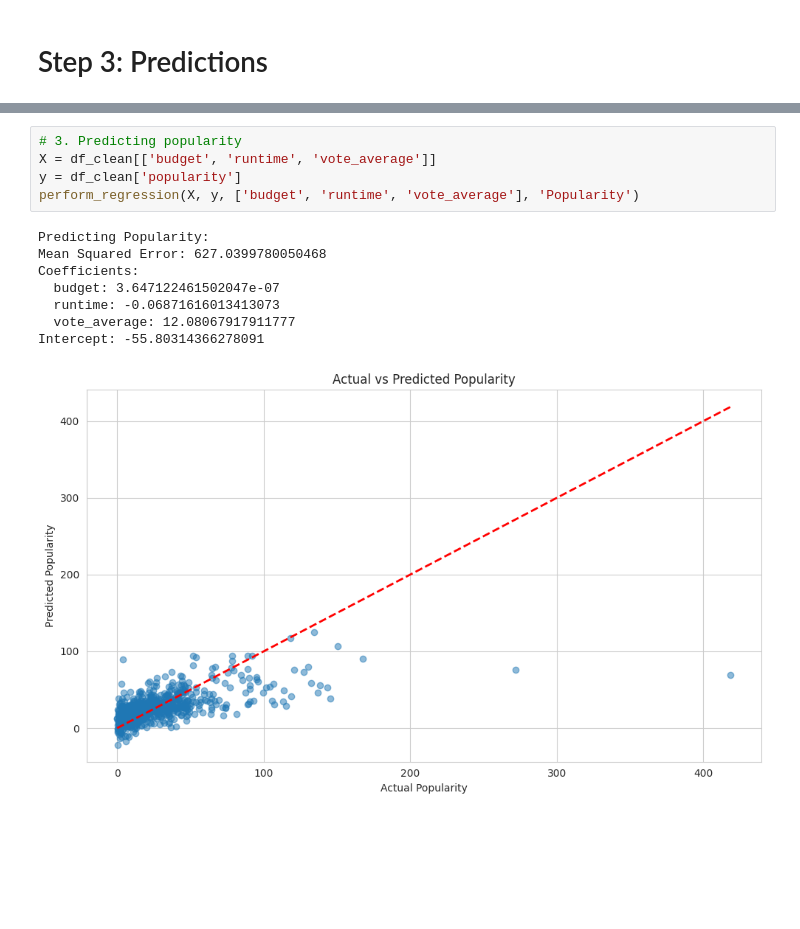
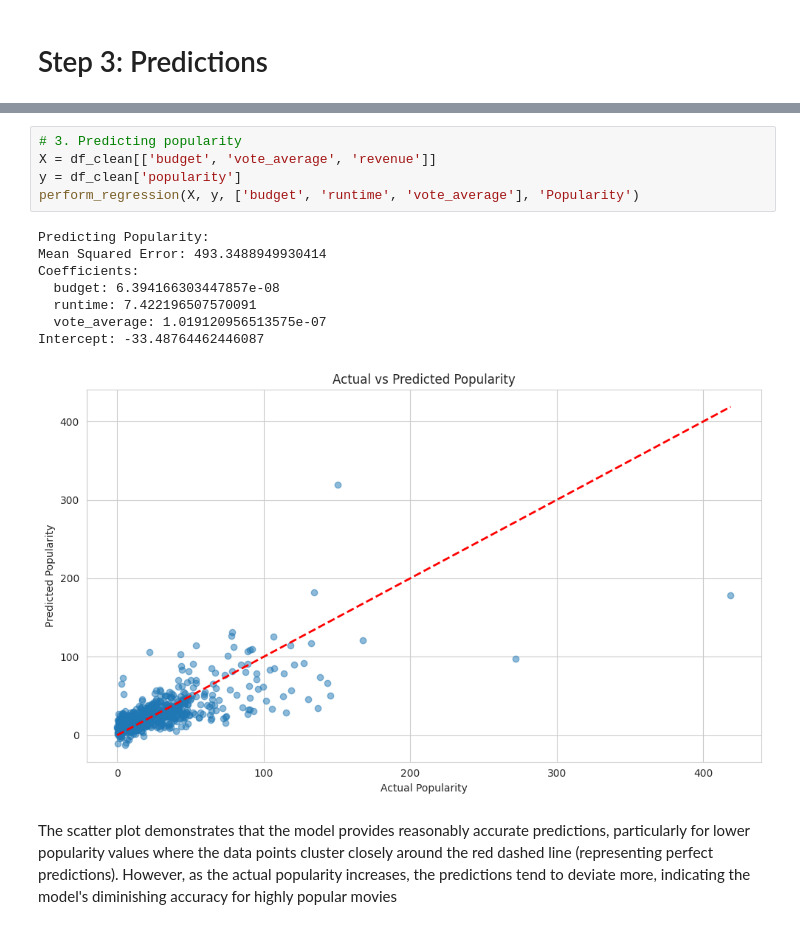
Before and after one commit to timofey256/movies-analysis, a Jupyter notebook: research.ipynb, the cells around one changed output, grey strips where cells are left out. Saved outputs shown, nothing was run; the diff lists cells and outputs as text; blank space fills up the shorter version.

```diff
--- a/research.ipynb
+++ b/research.ipynb
@@ -437,14 +442,16 @@ Intercept: 4.390562009638787
 # %%
 # 3. Predicting popularity
-X = df_clean[['budget', 'runtime', 'vote_average']]
+X = df_clean[['budget', 'vote_average', 'revenue']]
 y = df_clean['popularity']
 perform_regression(X, y, ['budget', 'runtime', 'vote_average'], 'Popularity')
 # %% [output]
 Predicting Popularity:
-Mean Squared Error: 627.0399780050468
+Mean Squared Error: 493.3488949930414
 Coefficients:
-  budget: 3.647122461502047e-07
-  runtime: -0.06871616013413073
-  vote_average: 12.08067917911777
-Intercept: -55.80314366278091
+  budget: 6.394166303447857e-08
+  runtime: 7.422196507570091
+  vote_average: 1.019120956513575e-07
+Intercept: -33.48764462446087
-[figure, old version]
+[figure, new version]
+# %% [markdown]
+The scatter plot demonstrates that the model provides reasonably accurate predictions, particularly for lower popularity values where the data points cluster closely around the red dashed line (representing perfect predictions). However, as the actual popularity increases, the predictions tend to deviate more, indicating the model's diminishing accuracy for highly popular movies
```
Also changed, not shown: parts of 7 cells of this notebook.
